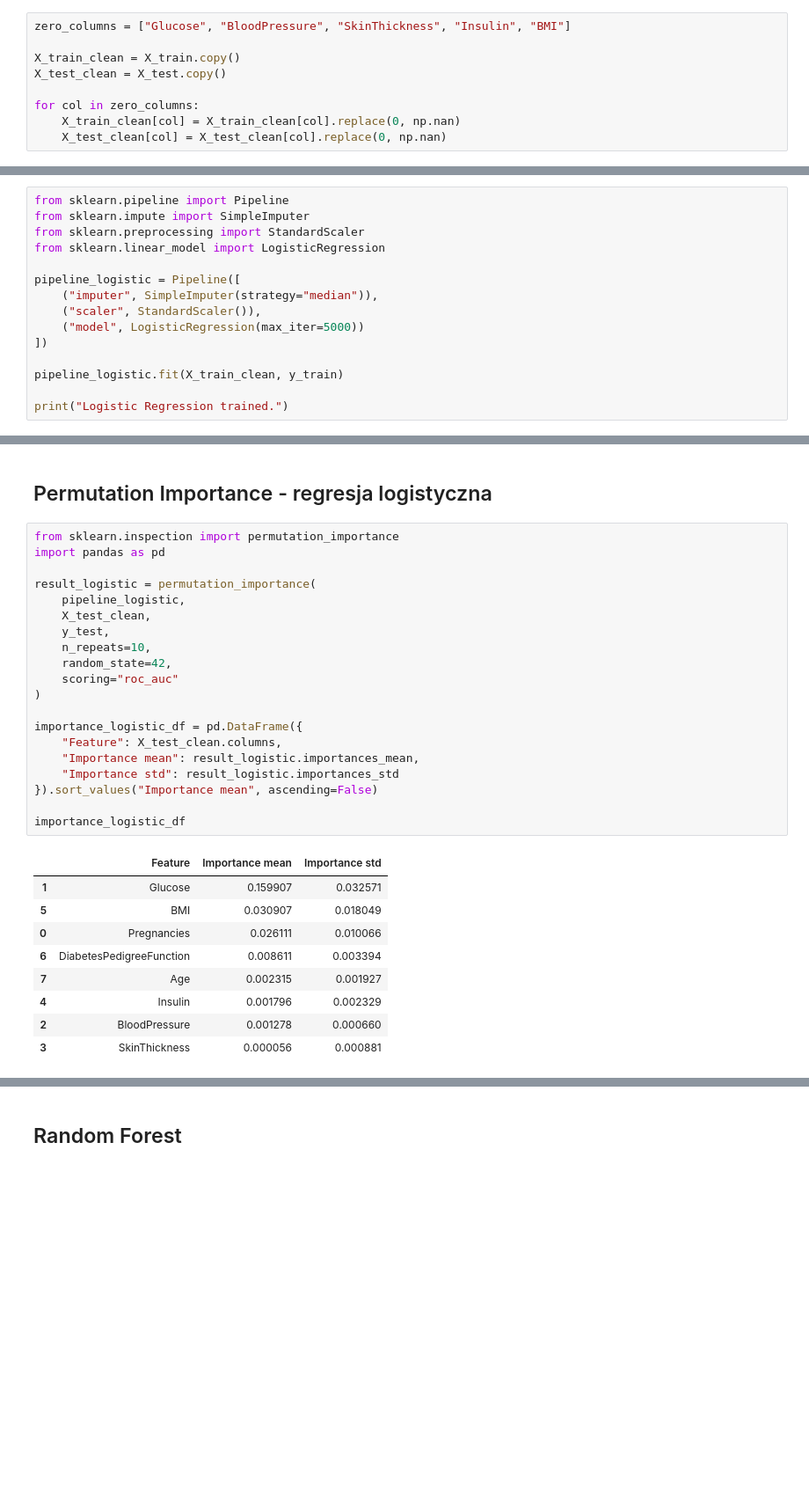
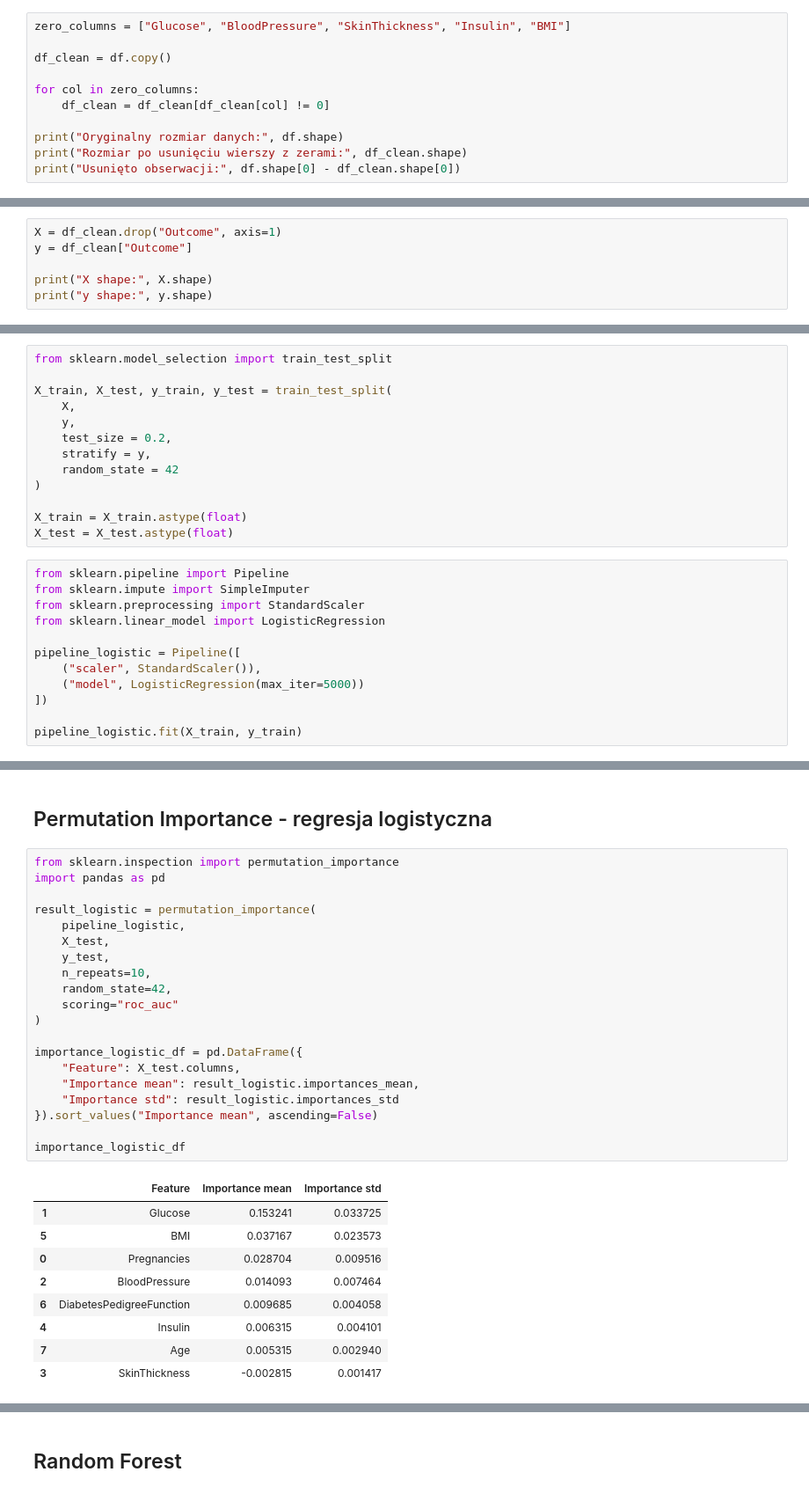
Before and after one commit to annajestem/xai_diabetes_project, a Jupyter notebook: notebooks/03_xai_interpretation.ipynb, the cells around one changed output, grey strips where cells are left out. Shown at 88% size. Cells and saved outputs as stored; diff of their text form; blank space fills up the shorter version.

```diff
--- a/notebooks/03_xai_interpretation.ipynb
+++ b/notebooks/03_xai_interpretation.ipynb
@@ -34,9 +24,11 @@ X_train, X_test, y_train, y_test = train_test_split(
 # %%
 zero_columns = ["Glucose", "BloodPressure", "SkinThickness", "Insulin", "BMI"]
 
-X_train_clean = X_train.copy()
-X_test_clean = X_test.copy()
+df_clean = df.copy()
 
 for col in zero_columns:
-    X_train_clean[col] = X_train_clean[col].replace(0, np.nan)
-    X_test_clean[col] = X_test_clean[col].replace(0, np.nan)
+    df_clean = df_clean[df_clean[col] != 0]
+
+print("Oryginalny rozmiar danych:", df.shape)
+print("Rozmiar po usunięciu wierszy z zerami:", df_clean.shape)
+print("Usunięto obserwacji:", df.shape[0] - df_clean.shape[0])
@@ -42,0 +39,6 @@ for col in zero_columns:
+# %%
+X = df_clean.drop("Outcome", axis=1)
+y = df_clean["Outcome"]
+
+print("X shape:", X.shape)
+print("y shape:", y.shape)
@@ -43,3 +48,16 @@ for col in zero_columns:
+# %%
+from sklearn.model_selection import train_test_split
+
+X_train, X_test, y_train, y_test = train_test_split(
+    X,
+    y,
+    test_size = 0.2,
+    stratify = y,
+    random_state = 42
+)
+
+X_train = X_train.astype(float)
+X_test = X_test.astype(float)
 # %%
 from sklearn.pipeline import Pipeline
 from sklearn.impute import SimpleImputer
@@ -47,12 +65,9 @@ from sklearn.preprocessing import StandardScaler
 from sklearn.linear_model import LogisticRegression
 
 pipeline_logistic = Pipeline([
-    ("imputer", SimpleImputer(strategy="median")),
     ("scaler", StandardScaler()),
     ("model", LogisticRegression(max_iter=5000))
 ])
 
-pipeline_logistic.fit(X_train_clean, y_train)
-
-print("Logistic Regression trained.")
+pipeline_logistic.fit(X_train, y_train)
 # %% [output]
@@ -112,33 +130,33 @@ plt.show()
 # %%
 from sklearn.inspection import permutation_importance
 import pandas as pd
 
 result_logistic = permutation_importance(
     pipeline_logistic,
-    X_test_clean,
+    X_test,
     y_test,
     n_repeats=10,
     random_state=42,
     scoring="roc_auc"
 )
 
 importance_logistic_df = pd.DataFrame({
-    "Feature": X_test_clean.columns,
+    "Feature": X_test.columns,
     "Importance mean": result_logistic.importances_mean,
     "Importance std": result_logistic.importances_std
 }).sort_values("Importance mean", ascending=False)
 
 importance_logistic_df
 # %% [output]
 |  | Feature | Importance mean | Importance std |
-| 1 | Glucose | 0.159907 | 0.032571 |
-| 5 | BMI | 0.030907 | 0.018049 |
-| 0 | Pregnancies | 0.026111 | 0.010066 |
-| 6 | DiabetesPedigreeFunction | 0.008611 | 0.003394 |
-| 7 | Age | 0.002315 | 0.001927 |
-| 4 | Insulin | 0.001796 | 0.002329 |
-| 2 | BloodPressure | 0.001278 | 0.000660 |
-| 3 | SkinThickness | 0.000056 | 0.000881 |
+| 1 | Glucose | 0.153241 | 0.033725 |
+| 5 | BMI | 0.037167 | 0.023573 |
+| 0 | Pregnancies | 0.028704 | 0.009516 |
+| 2 | BloodPressure | 0.014093 | 0.007464 |
+| 6 | DiabetesPedigreeFunction | 0.009685 | 0.004058 |
+| 4 | Insulin | 0.006315 | 0.004101 |
+| 7 | Age | 0.005315 | 0.002940 |
+| 3 | SkinThickness | -0.002815 | 0.001417 |
 # %%
 import os
 import matplotlib.pyplot as plt
```
Also changed, not shown: parts of 40 cells of this notebook, 10 other files.
